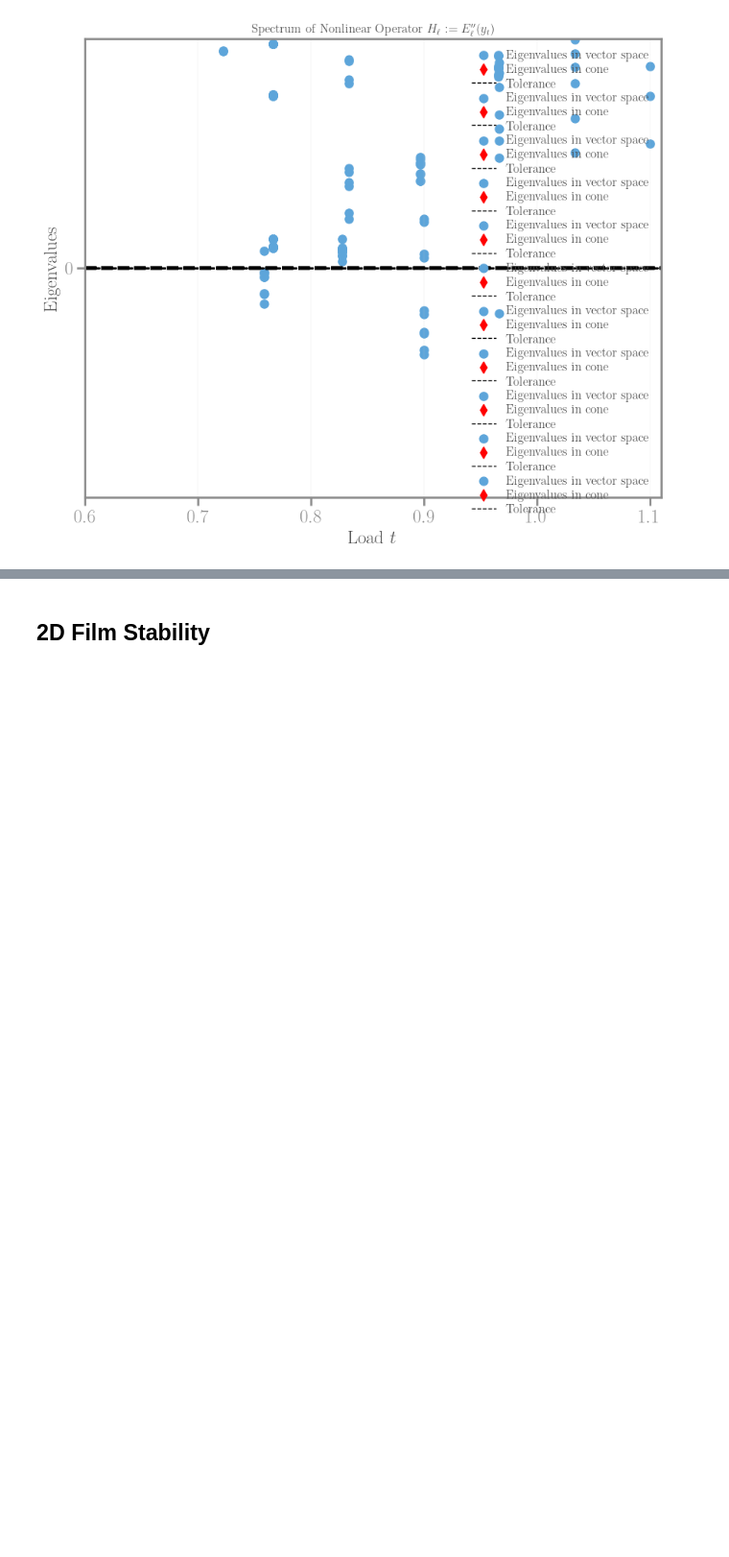
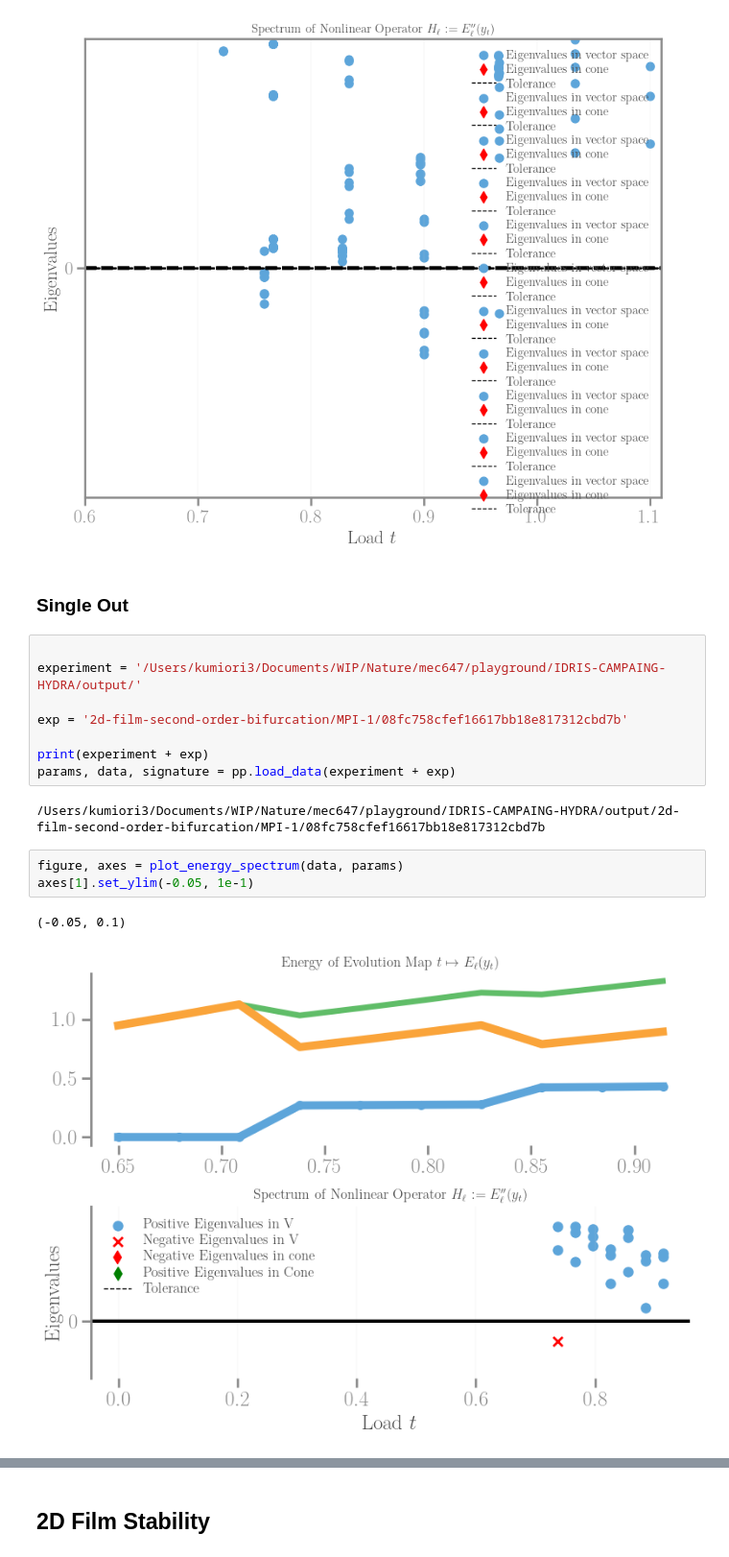
Before and after one commit to kumiori/irrevolutions, a Jupyter notebook: playground/nb/HYDRA-spectral_processing.ipynb, the cells around one changed output, grey strips where cells are left out. Shown at 96% size. Cells and saved outputs as stored; diff of their text form; blank space fills up the shorter version.

```diff
--- a/playground/nb/HYDRA-spectral_processing.ipynb
+++ b/playground/nb/HYDRA-spectral_processing.ipynb
@@ -97,3 +97,21 @@ axis.set_xlim(.6, 1.11)
 /Users/kumiori3/Documents/WIP/Nature/mec647/playground/IDRIS-CAMPAING-HYDRA/output/2d-film-second-order-bifurcation/MPI-1/e7bacd196c00c2dc7754e8f4573540f8
 (0.6, 1.11)
 [figure]
+# %% [markdown]
+### Single Out
+# %%
+
+experiment = '/Users/kumiori3/Documents/WIP/Nature/mec647/playground/IDRIS-CAMPAING-HYDRA/output/'
+
+exp = '2d-film-second-order-bifurcation/MPI-1/08fc758cfef16617bb18e817312cbd7b'
+
+print(experiment + exp)
+params, data, signature = pp.load_data(experiment + exp)
+# %% [output]
+/Users/kumiori3/Documents/WIP/Nature/mec647/playground/IDRIS-CAMPAING-HYDRA/output/2d-film-second-order-bifurcation/MPI-1/08fc758cfef16617bb18e817312cbd7b
+# %%
+figure, axes = plot_energy_spectrum(data, params)
+axes[1].set_ylim(-0.05, 1e-1)
+# %% [output]
+(-0.05, 0.1)
+[figure, added]
```
Also changed, not shown: parts of 1 cell of this notebook, 19 other files.
